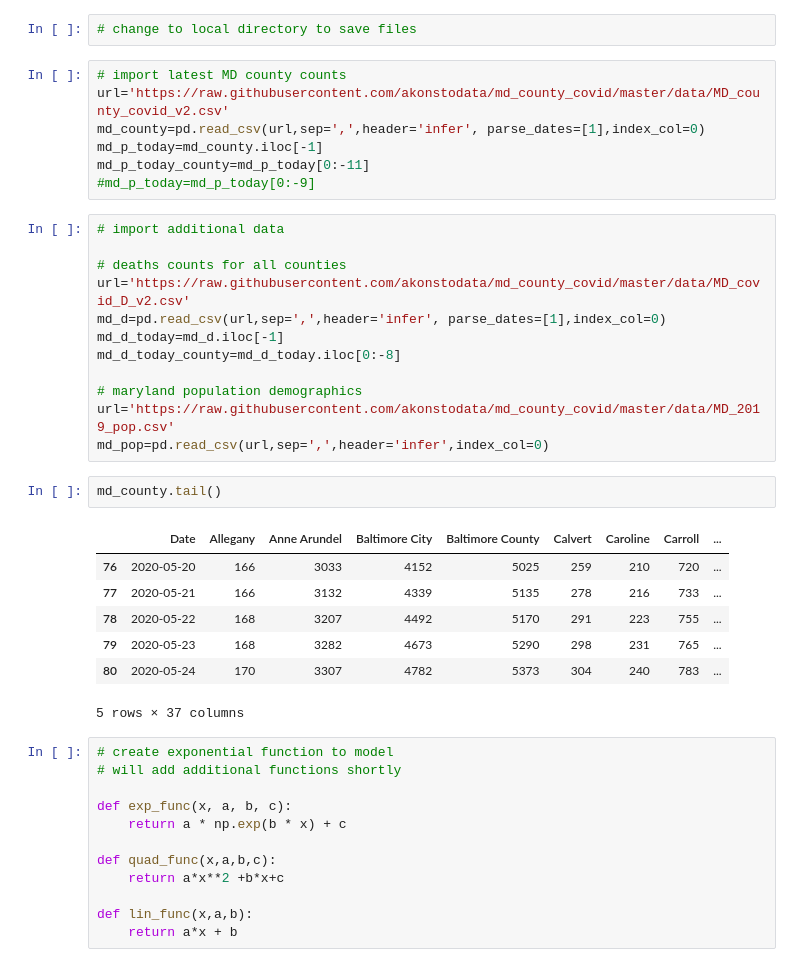
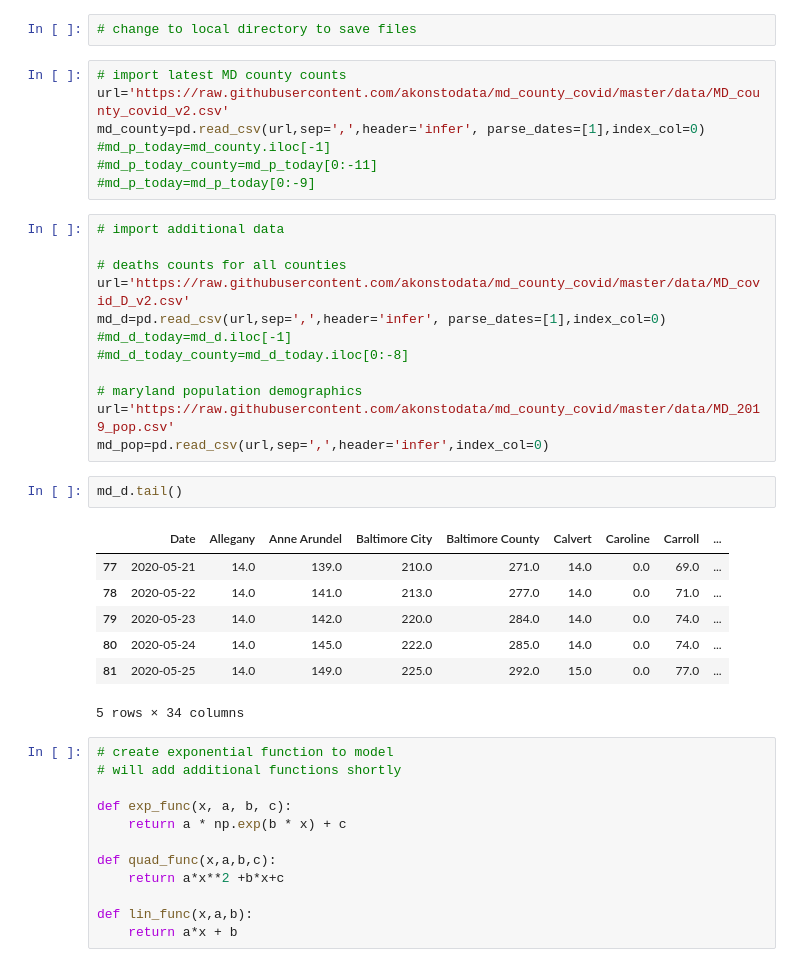
Before and after one commit to akonstodata/md_county_covid, a Jupyter notebook: code/MD_COVID_Dynamics_model_choose_v2.ipynb, the cells around one changed output. Cells and saved outputs as stored; diff of their text form.

```diff
--- a/code/MD_COVID_Dynamics_model_choose_v2.ipynb
+++ b/code/MD_COVID_Dynamics_model_choose_v2.ipynb
@@ -24,8 +24,8 @@ Last updated: 2020-05-24
 # import latest MD county counts
 url='https://raw.githubusercontent.com/akonstodata/md_county_covid/master/data/MD_county_covid_v2.csv'
 md_county=pd.read_csv(url,sep=',',header='infer', parse_dates=[1],index_col=0)
-md_p_today=md_county.iloc[-1]
-md_p_today_county=md_p_today[0:-11]
+#md_p_today=md_county.iloc[-1]
+#md_p_today_county=md_p_today[0:-11]
 #md_p_today=md_p_today[0:-9]
 # %%
 # import additional data
@@ -33,22 +33,22 @@ md_p_today_county=md_p_today[0:-11]
 # deaths counts for all counties
 url='https://raw.githubusercontent.com/akonstodata/md_county_covid/master/data/MD_covid_D_v2.csv'
 md_d=pd.read_csv(url,sep=',',header='infer', parse_dates=[1],index_col=0)
-md_d_today=md_d.iloc[-1]
-md_d_today_county=md_d_today.iloc[0:-8]
+#md_d_today=md_d.iloc[-1]
+#md_d_today_county=md_d_today.iloc[0:-8]
 
 # maryland population demographics
 url='https://raw.githubusercontent.com/akonstodata/md_county_covid/master/data/MD_2019_pop.csv'
 md_pop=pd.read_csv(url,sep=',',header='infer',index_col=0)
 # %%
-md_county.tail()
+md_d.tail()
 # %% [output]
 |  | Date | Allegany | Anne Arundel | Baltimore City | Baltimore County | Calvert | Caroline | Carroll | ... |
-| 76 | 2020-05-20 | 166 | 3033 | 4152 | 5025 | 259 | 210 | 720 | ... |
-| 77 | 2020-05-21 | 166 | 3132 | 4339 | 5135 | 278 | 216 | 733 | ... |
-| 78 | 2020-05-22 | 168 | 3207 | 4492 | 5170 | 291 | 223 | 755 | ... |
-| 79 | 2020-05-23 | 168 | 3282 | 4673 | 5290 | 298 | 231 | 765 | ... |
-| 80 | 2020-05-24 | 170 | 3307 | 4782 | 5373 | 304 | 240 | 783 | ... |
+| 77 | 2020-05-21 | 14.0 | 139.0 | 210.0 | 271.0 | 14.0 | 0.0 | 69.0 | ... |
+| 78 | 2020-05-22 | 14.0 | 141.0 | 213.0 | 277.0 | 14.0 | 0.0 | 71.0 | ... |
+| 79 | 2020-05-23 | 14.0 | 142.0 | 220.0 | 284.0 | 14.0 | 0.0 | 74.0 | ... |
+| 80 | 2020-05-24 | 14.0 | 145.0 | 222.0 | 285.0 | 14.0 | 0.0 | 74.0 | ... |
+| 81 | 2020-05-25 | 14.0 | 149.0 | 225.0 | 292.0 | 15.0 | 0.0 | 77.0 | ... |
-5 rows × 37 columns
+5 rows × 34 columns
 # %%
 # create exponential function to model
 # will add additional functions shortly
```
Also changed, not shown: parts of 16 cells of this notebook, 9 other files.
